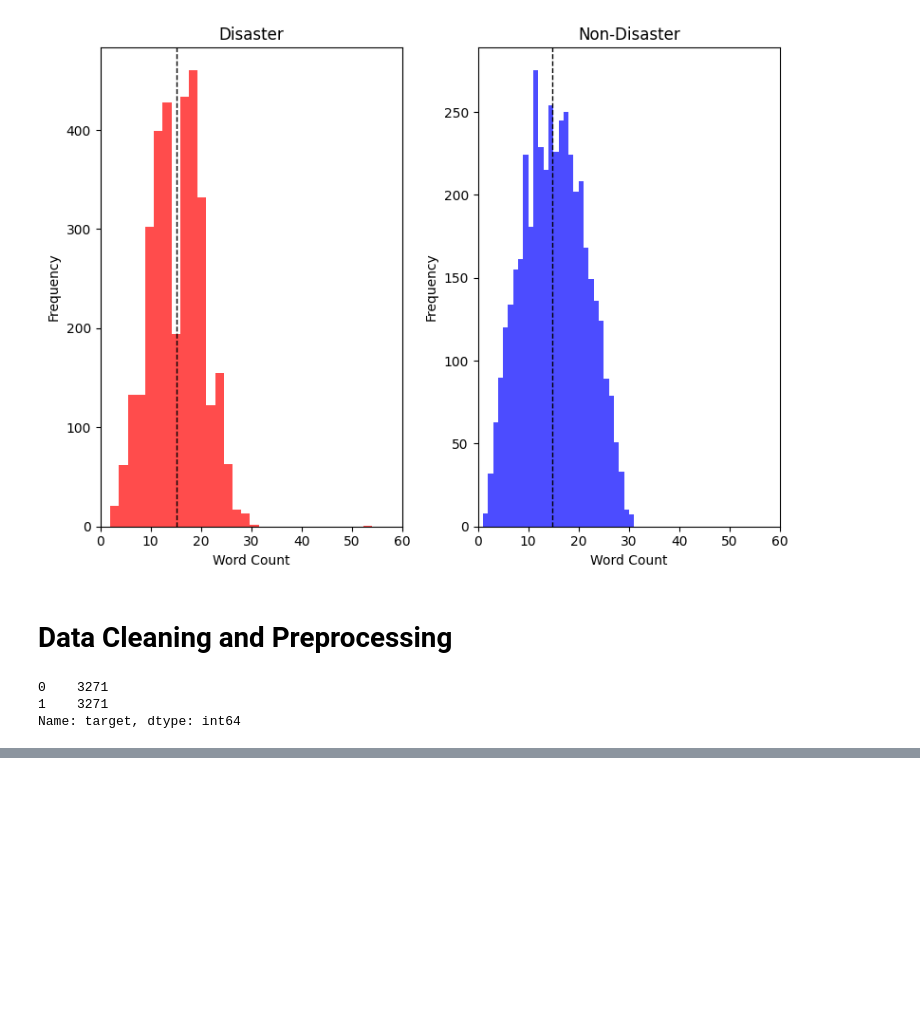
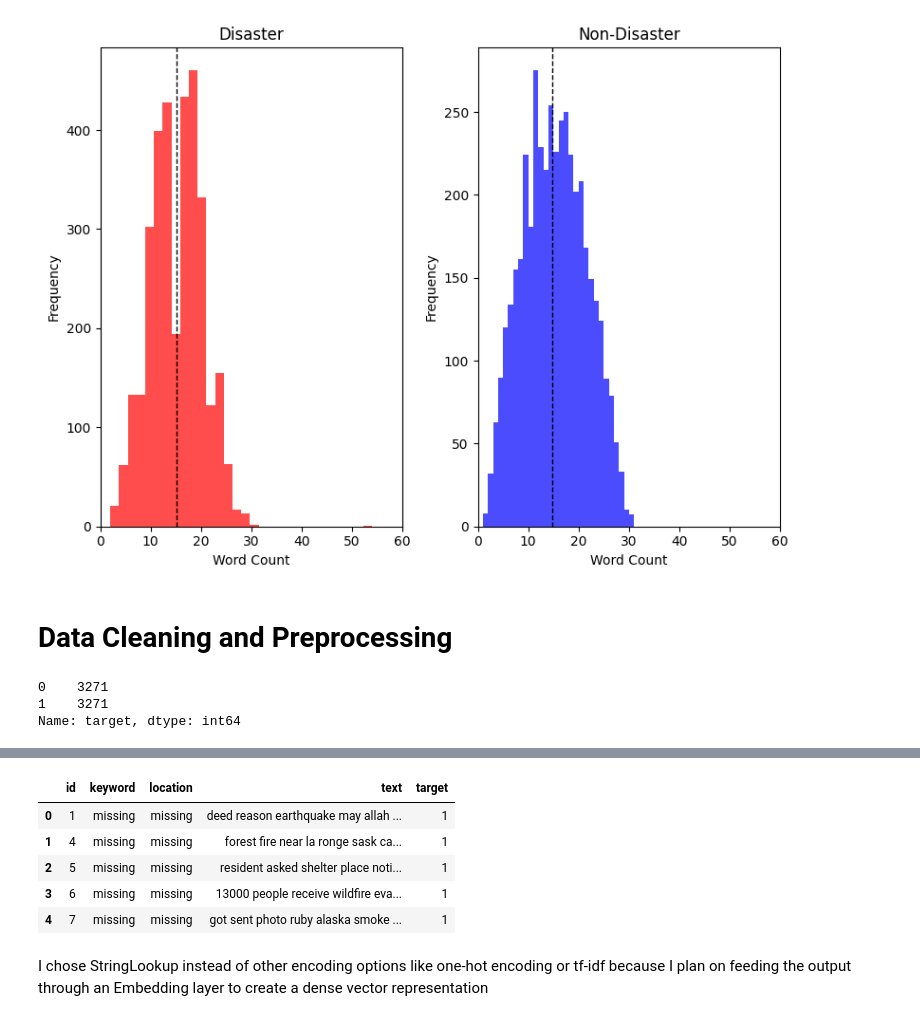
Before and after one commit to wtbtucker/nlp-disaster, a Jupyter notebook: nlp_disaster.ipynb, the cells around one changed output, grey strips where cells are left out. Saved outputs shown, nothing was run; the diff lists cells and outputs as text; code cells hidden in the pictures; blank space fills up the shorter version.

Commit message:
Prepare model architecture and include code for training model

```diff
--- a/nlp_disaster.ipynb
+++ b/nlp_disaster.ipynb
@@ -225,0 +213,26 @@ NameError: name 'keras_nlp' is not defined
+# %%
+def remove_punctuation(text: str) -> str:
+    punctuation_free=re.sub(r'[^\w\s]+', '', text)
+    return punctuation_free
+
+
+def tokenize_text(text: str) -> str:
+    tokens = text.split(' ')
+    return tokens
+
+def remove_stopwords(text: str) -> str:
+    words_for_removal = stopwords.words('english')
+    words_for_removal.append('')
+    stopword_free = [word for word in text if word not in words_for_removal]
+    return stopword_free
+
+def remove_url(text: str) -> str:
+    return re.sub(r'http\S+', '', text)
+
+lowercase = train_df['text'].str.lower()
+url_free = lowercase.apply(remove_url)
+punctuation_free = url_free.apply(remove_punctuation)
+tokenized_tweets = punctuation_free.apply(tokenize_text)
+stopword_free = tokenized_tweets.apply(remove_stopwords)
+
+stopword_free.head()
@@ -225,0 +250,7 @@ NameError: name 'keras_nlp' is not defined
+# %%
+wordnet_lemmatizer = WordNetLemmatizer()
+def lemmatizer(text: str) -> str:
+    lemm_text = [wordnet_lemmatizer.lemmatize(word) for word in text]
+    return lemm_text
+train_df['lemm_text'] = stopword_free.apply(lambda x: lemmatizer(x))
+train_df['lemm_text'].head()
@@ -225,0 +264,4 @@ NameError: name 'keras_nlp' is not defined
+# %%
+# Impute missing values for keyword and location
+train_df['keyword'].fillna('missing', inplace=True)
+train_df['location'].fillna('missing', inplace=True)
@@ -225,0 +271,13 @@ NameError: name 'keras_nlp' is not defined
+# %%
+train_copy = train_df.copy()
+clean_text = train_copy['lemm_text'].apply(lambda x: ' '.join(x))
+train_df['text'] = clean_text
+train_df.drop(['lemm_text'], axis=1, inplace=True)
+train_df.head()
+# %% [output]
+|  | id | keyword | location | text | target |
+| 0 | 1 | missing | missing | deed reason earthquake may allah ... | 1 |
+| 1 | 4 | missing | missing | forest fire near la ronge sask ca... | 1 |
+| 2 | 5 | missing | missing | resident asked shelter place noti... | 1 |
+| 3 | 6 | missing | missing | 13000 people receive wildfire eva... | 1 |
+| 4 | 7 | missing | missing | got sent photo ruby alaska smoke ... | 1 |
@@ -225,0 +311,2 @@ NameError: name 'keras_nlp' is not defined
+# %% [markdown]
+I chose StringLookup instead of other encoding options like one-hot encoding or tf-idf because I plan on feeding the output through an Embedding layer to create a dense vector representation
```
Also changed, not shown: parts of 16 cells of this notebook.
